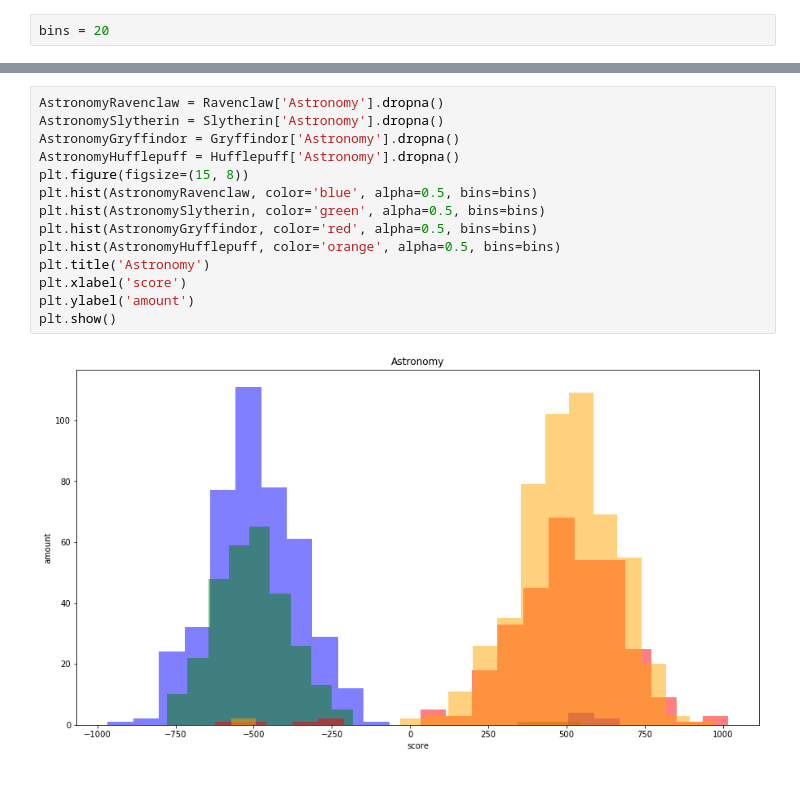
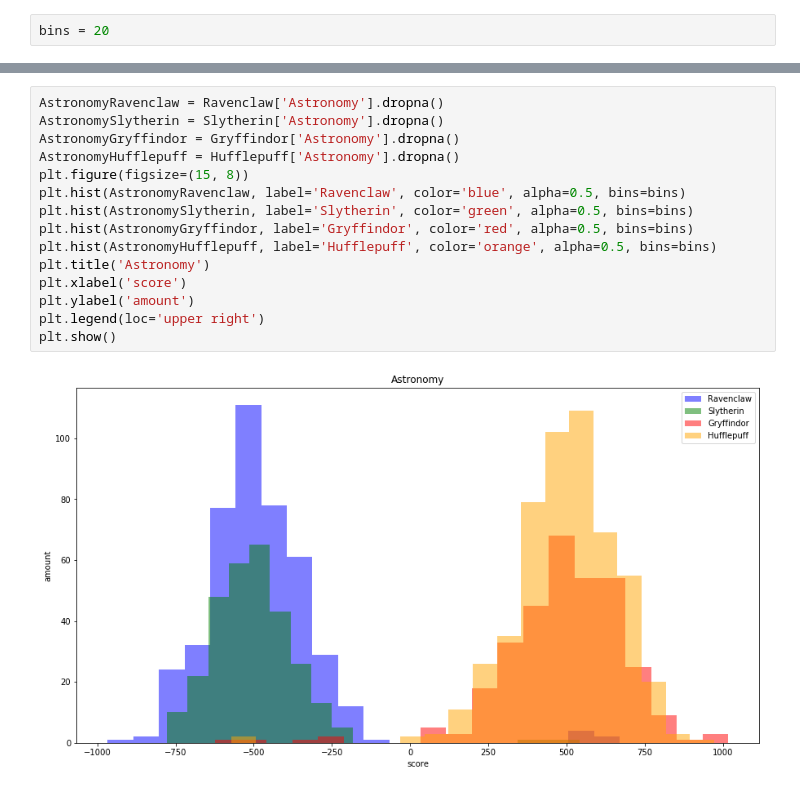
Before and after one commit to Sladge17/logistic_regression, a Jupyter notebook: logistic_regression.ipynb, the cells around one changed output, grey strips where cells are left out. Cells and saved outputs as stored; diff of their text form.

```diff
--- a/logistic_regression.ipynb
+++ b/logistic_regression.ipynb
@@ -100,19 +100,20 @@ plt.show()
 # %%
 AstronomyRavenclaw = Ravenclaw['Astronomy'].dropna()
 AstronomySlytherin = Slytherin['Astronomy'].dropna()
 AstronomyGryffindor = Gryffindor['Astronomy'].dropna()
 AstronomyHufflepuff = Hufflepuff['Astronomy'].dropna()
 plt.figure(figsize=(15, 8))
-plt.hist(AstronomyRavenclaw, color='blue', alpha=0.5, bins=bins)
-plt.hist(AstronomySlytherin, color='green', alpha=0.5, bins=bins)
-plt.hist(AstronomyGryffindor, color='red', alpha=0.5, bins=bins)
-plt.hist(AstronomyHufflepuff, color='orange', alpha=0.5, bins=bins)
+plt.hist(AstronomyRavenclaw, label='Ravenclaw', color='blue', alpha=0.5, bins=bins)
+plt.hist(AstronomySlytherin, label='Slytherin', color='green', alpha=0.5, bins=bins)
+plt.hist(AstronomyGryffindor, label='Gryffindor', color='red', alpha=0.5, bins=bins)
+plt.hist(AstronomyHufflepuff, label='Hufflepuff', color='orange', alpha=0.5, bins=bins)
 plt.title('Astronomy')
 plt.xlabel('score')
 plt.ylabel('amount')
+plt.legend(loc='upper right')
 plt.show()
 # %% [output]
-[figure, old version]
+[figure, new version]
 # %%
 HerbologyRavenclaw = Ravenclaw['Herbology'].dropna()
 HerbologySlytherin = Slytherin['Herbology'].dropna()
```
Also changed, not shown: parts of 12 cells of this notebook.
